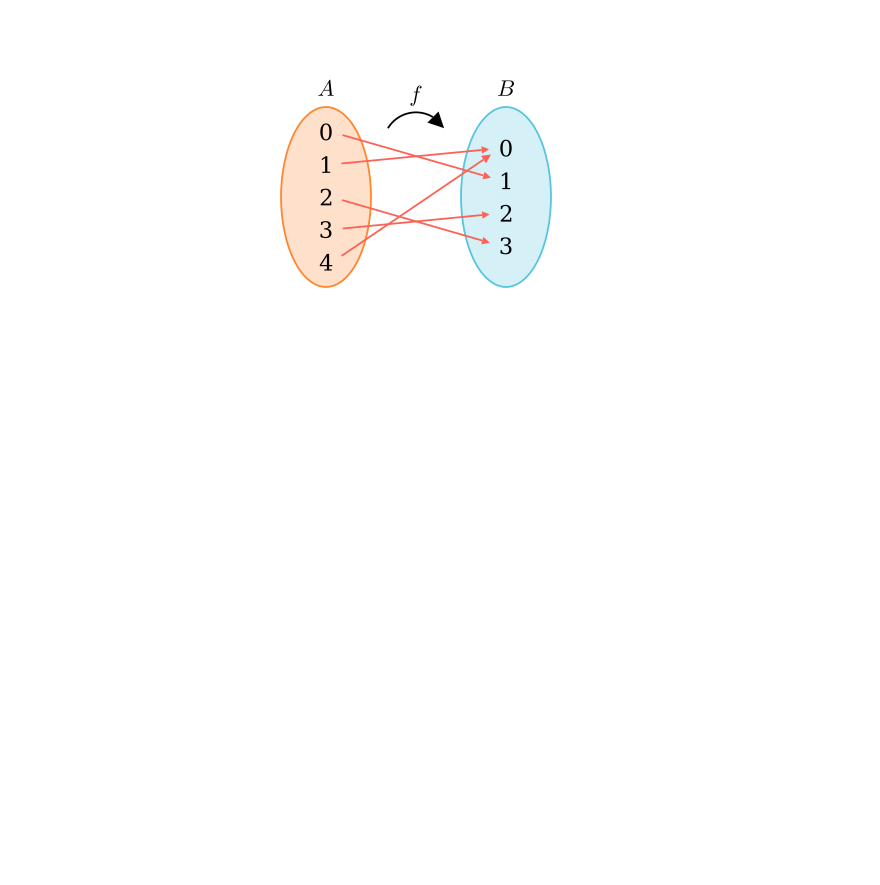
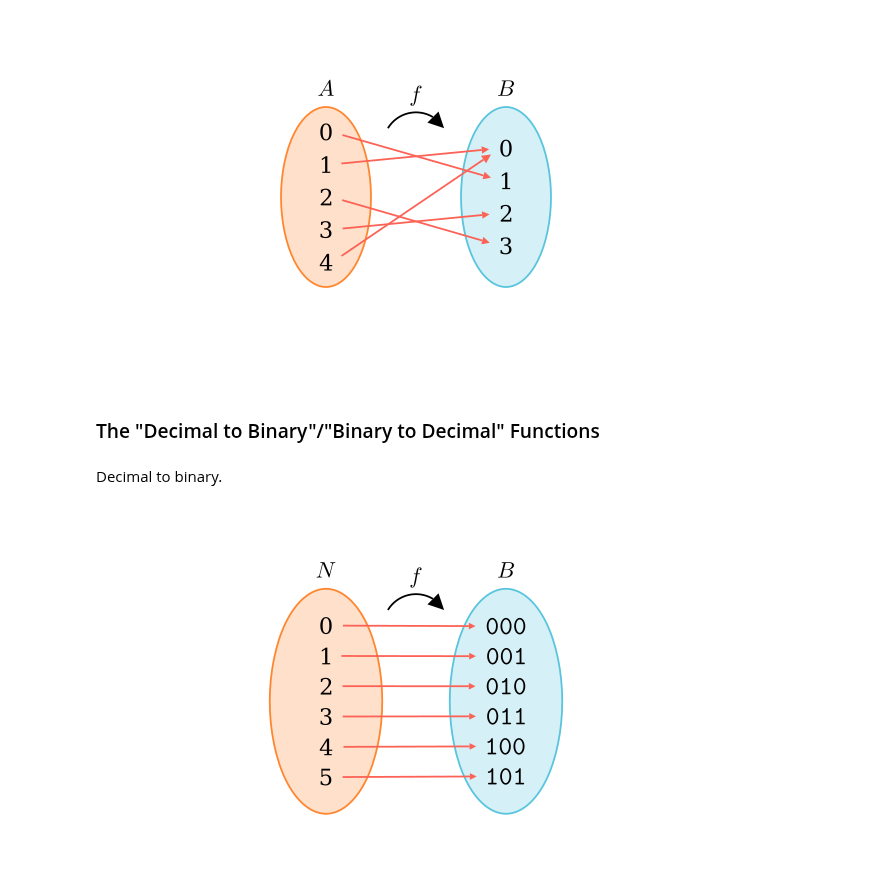
Before and after one commit to PhotonicGluon/NZQRC-Book, a Jupyter notebook: code/image_generation/notebooks/part-1/functions.ipynb, the cells around one changed output. Saved outputs shown, nothing was run; the diff lists cells and outputs as text; code cells hidden in the pictures; blank space fills up the shorter version.

```diff
--- a/code/image_generation/notebooks/part-1/functions.ipynb
+++ b/code/image_generation/notebooks/part-1/functions.ipynb
@@ -654,3 +654,72 @@ DetectiveDiagram = make_surjective_detective(
 )
 # %% [output]
 [figure]
+# %% [markdown]
+### The "Decimal to Binary"/"Binary to Decimal" Functions
+# %% [markdown]
+Decimal to binary.
+# %%
+%%generate_image decimal-to-binary FunctionDiagram
+
+A_FONT_SIZE = 36  # Normal text font size
+B_FONT_SIZE = 56  # TeX font size
+
+ARROW_STROKE_WIDTH = 4
+ARROW_TIP_RATIO = 0.05
+
+class FunctionDiagram(Scene):
+    def construct(self):
+        # Create the ellipses
+        ellipse_a = Ellipse(width=2.5, height=5, color=ORANGE)
+        ellipse_a.set_fill(ORANGE, opacity=0.25)
+        ellipse_a.shift(LEFT * 2)
+
+        ellipse_b = Ellipse(width=2.5, height=5, color=BLUE)
+        ellipse_b.set_fill(BLUE, opacity=0.25)
+        ellipse_b.shift(RIGHT * 2)
+
+        # Create labels for the ellipses
+        label_a = MathTex("N", color=BLACK).next_to(ellipse_a, UP)
+        label_b = MathTex("B", color=BLACK).next_to(ellipse_b, UP)
+
+        # Create elements for sets
+        elements_a = ["0", "1", "2", "3", "4", "5"]
+        elements_b = ["\\texttt{000}", "\\texttt{001}", "\\texttt{010}", "\\texttt{011}", "\\texttt{100}", "\\texttt{101}"]
+
+        elements_a = [Text(a, font_size=A_FONT_SIZE, color=BLACK) for a in elements_a]
+        elements_b = [Tex(b, font_size=B_FONT_SIZE, color=BLACK) for b in elements_b]
+
+        elements_a = VGroup(*elements_a).arrange(DOWN, buff=0.3).move_to(ellipse_a)
+        elements_b = VGroup(*elements_b).arrange(DOWN, buff=0.3).move_to(ellipse_b)
+
+        # Create arrows
+        arrow_links = [(i,i) for i in range(6)]
+        arrows = [
+            Arrow(
+                elements_a[i].get_right(),
+                elements_b[j].get_left(),
+                stroke_width=ARROW_STROKE_WIDTH,
+                max_tip_length_to_length_ratio=ARROW_TIP_RATIO,
+                color=RED
+            )
+            for i, j in arrow_links
+        ]
+        arrows = VGroup(*arrows)
+
+        # Add function label above the arrows
+        function_label = MathTex("f", color=BLACK).move_to(2.75*UP)
+        function_label.add(
+            CurvedArrow(
+                function_label.get_left() + LEFT * 0.5,
+                function_label.get_right() + RIGHT * 0.5,
+                stroke_width=ARROW_STROKE_WIDTH,
+                color=BLACK
+            ).flip(LEFT).shift(DOWN * 0.35)
+        )
+
+        # Add all elements to the scene
+        group = Group(ellipse_a, ellipse_b, label_a, label_b, elements_a, elements_b, arrows, function_label)
+        group.center()
+        self.add(group)
+# %% [output]
+[figure, added]
```
Also changed, not shown: parts of 5 cells of this notebook, 4 other files.
